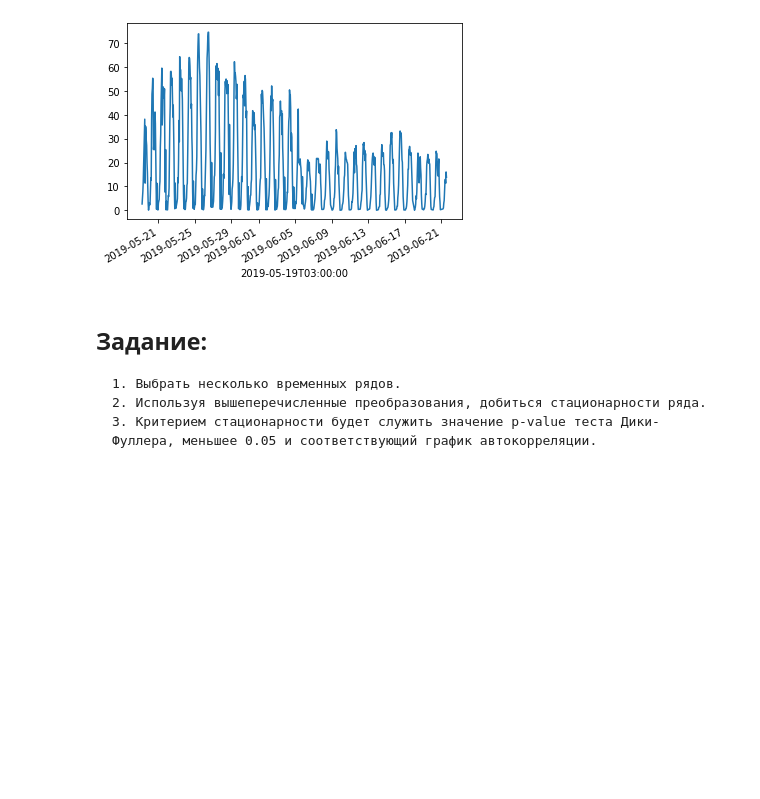
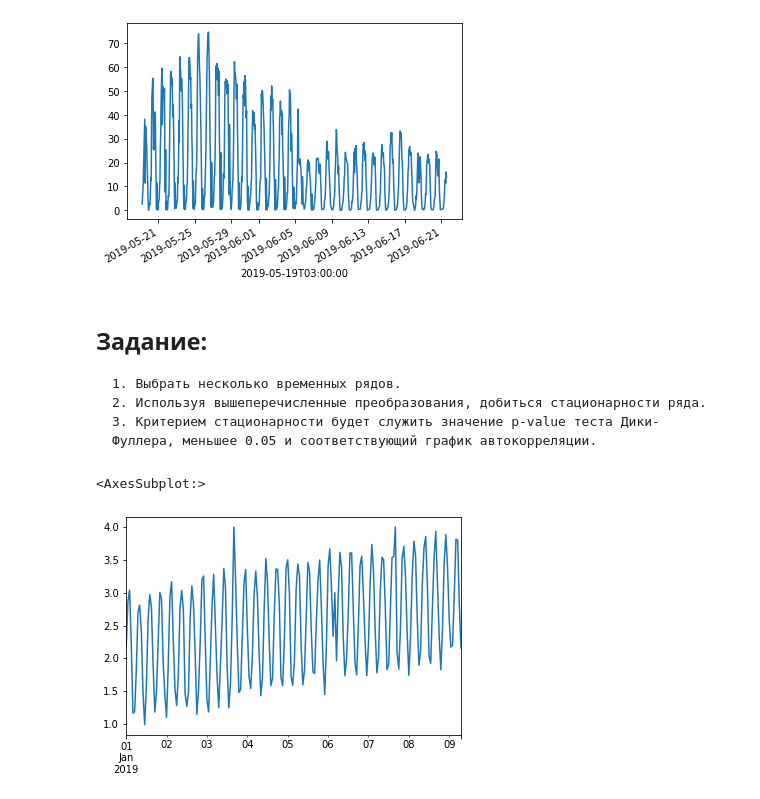
Before and after one commit to Zork777/ts_summer, a Jupyter notebook: week_1/transformations.ipynb, the cells around one changed output. Saved outputs shown, nothing was run; the diff lists cells and outputs as text; code cells hidden in the pictures; blank space fills up the shorter version.

```diff
--- a/week_1/transformations.ipynb
+++ b/week_1/transformations.ipynb
@@ -146,3 +154,10 @@ back_transformed.plot()
     1. Выбрать несколько временных рядов.
     2. Используя вышеперечисленные преобразования, добиться стационарности ряда.
     3. Критерием стационарности будет служить значение p-value теста Дики-Фуллера, меньшее 0.05 и соответствующий график автокорреляции.
+# %%
+ts = dataset['stl_example.csv']
+# %%
+ts.plot()
+# %% [output]
+<AxesSubplot:>
+[figure, added]
```
Also changed, not shown: parts of 10 cells of this notebook, 2 other files.
